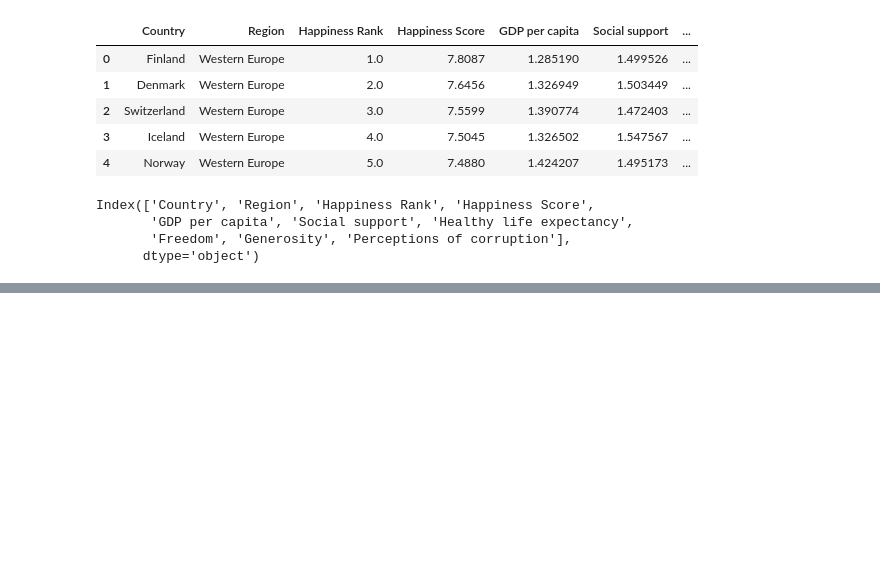
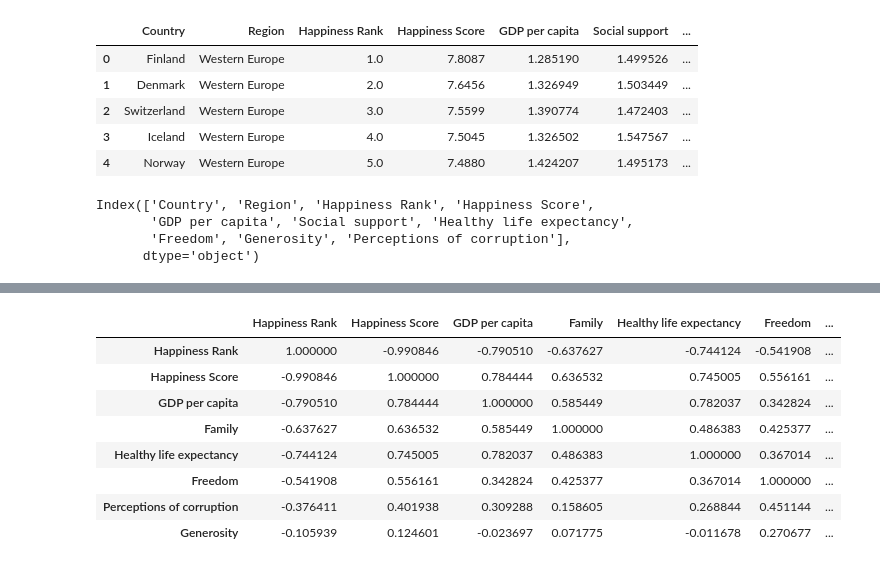
Before and after one commit to kdcunha/Happiness, a Jupyter notebook: Change Analysis.ipynb, the cells around one changed output, grey strips where cells are left out. Saved outputs shown, nothing was run; the diff lists cells and outputs as text; code cells hidden in the pictures; blank space fills up the shorter version.

```diff
--- a/Change Analysis.ipynb
+++ b/Change Analysis.ipynb
@@ -965,0 +961,12 @@ SyntaxError: unexpected EOF while parsing (<ipython-input-557-6ca94afbc096>, lin
+# %%
+combined.corr()
+# %% [output]
+|  | Happiness Rank | Happiness Score | GDP per capita | Family | Healthy life expectancy | Freedom | ... |
+| Happiness Rank | 1.000000 | -0.990846 | -0.790510 | -0.637627 | -0.744124 | -0.541908 | ... |
+| Happiness Score | -0.990846 | 1.000000 | 0.784444 | 0.636532 | 0.745005 | 0.556161 | ... |
+| GDP per capita | -0.790510 | 0.784444 | 1.000000 | 0.585449 | 0.782037 | 0.342824 | ... |
+| Family | -0.637627 | 0.636532 | 0.585449 | 1.000000 | 0.486383 | 0.425377 | ... |
+| Healthy life expectancy | -0.744124 | 0.745005 | 0.782037 | 0.486383 | 1.000000 | 0.367014 | ... |
+| Freedom | -0.541908 | 0.556161 | 0.342824 | 0.425377 | 0.367014 | 1.000000 | ... |
+| Perceptions of corruption | -0.376411 | 0.401938 | 0.309288 | 0.158605 | 0.268844 | 0.451144 | ... |
+| Generosity | -0.105939 | 0.124601 | -0.023697 | 0.071775 | -0.011678 | 0.270677 | ... |
```
Also changed, not shown: parts of 7 cells of this notebook.
